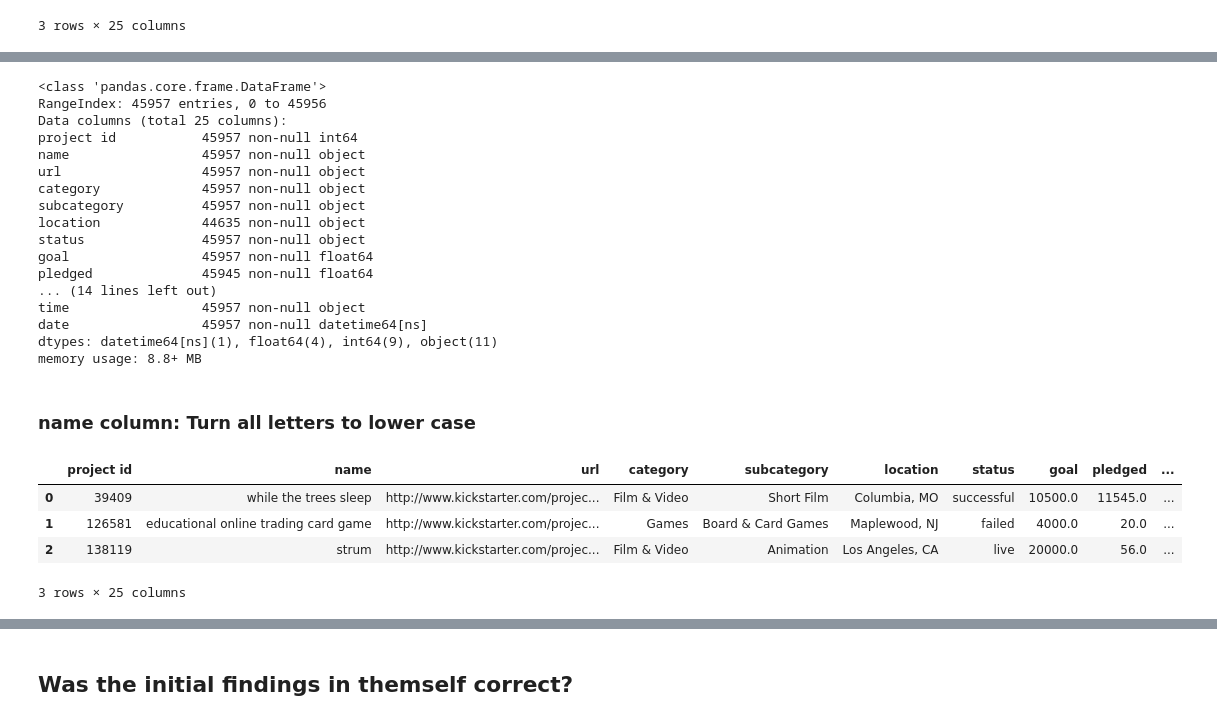
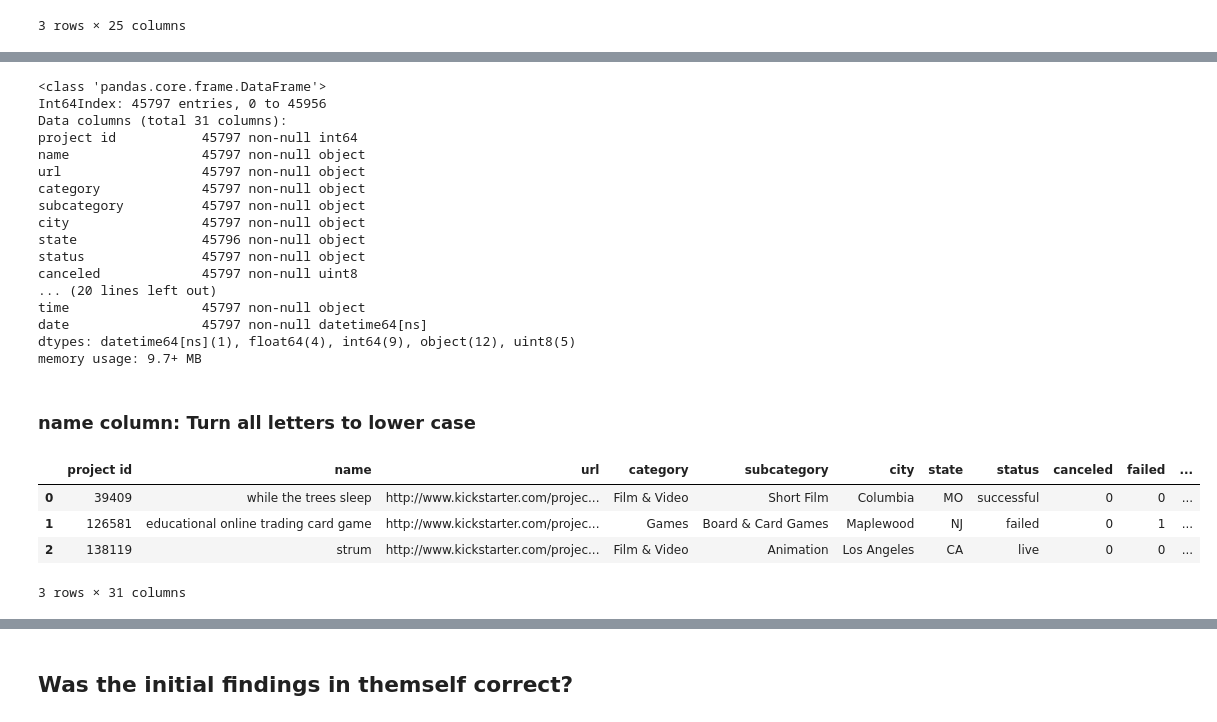
Before and after one commit to yhpf/kickstarter, a Jupyter notebook: kickstarter.ipynb, the cells around one changed output, grey strips where cells are left out. Drawn from its saved outputs; the diff is of its cells as text; code cells hidden in the pictures.

Commit message:
some more work with the data done

```diff
--- a/kickstarter.ipynb
+++ b/kickstarter.ipynb
@@ -215,0 +203,3 @@ data['reward levels'] = data['reward levels'].str.replace('$', '', regex=True)
+# %%
+# remove column not needed
+data = data.drop(['location'], axis=1)
@@ -215,0 +238,7 @@ data['reward levels'] = data['reward levels'].str.replace('$', '', regex=True)
+# %%
+# make dummies out of staus column
+status_dummies = pd.get_dummies(data['status'])
+# %%
+# add dummies column to df
+data2 = pd.concat([data, status_dummies], axis=1)
+data2.head(3)
@@ -215,0 +258,8 @@ data['reward levels'] = data['reward levels'].str.replace('$', '', regex=True)
+# %%
+### get correct order of df
+data2 = data2[['project id', 'name', 'url', 'category', 'subcategory', 'city', 'state', 'status', 'canceled',
+               'failed', 'live', 'successful', 'suspended', 'goal', 'pledged', 'funded percentage', 'backers',
+               'funded date', 'levels', 'reward levels', 'updates', 'comments', 'duration', 'weekday', 'weekday_nr',
+               'nr_in_month', 'month', 'month_nr', 'year', 'time', 'date']]
+
+data2.head()
@@ -216,31 +274,31 @@ data['reward levels'] = data['reward levels'].str.replace('$', '', regex=True)
 # %%
-data.info()
+data2.info()
 # %% [output]
 <class 'pandas.core.frame.DataFrame'>
-RangeIndex: 45957 entries, 0 to 45956
-Data columns (total 25 columns):
-project id           45957 non-null int64
-name                 45957 non-null object
-url                  45957 non-null object
-category             45957 non-null object
-subcategory          45957 non-null object
-location             44635 non-null object
-status               45957 non-null object
-goal                 45957 non-null float64
-pledged              45945 non-null float64
-... (14 lines left out)
-time                 45957 non-null object
-date                 45957 non-null datetime64[ns]
-dtypes: datetime64[ns](1), float64(4), int64(9), object(11)
-memory usage: 8.8+ MB
+Int64Index: 45797 entries, 0 to 45956
+Data columns (total 31 columns):
+project id           45797 non-null int64
+name                 45797 non-null object
+url                  45797 non-null object
+category             45797 non-null object
+subcategory          45797 non-null object
+city                 45797 non-null object
+state                45796 non-null object
+status               45797 non-null object
+canceled             45797 non-null uint8
+... (20 lines left out)
+time                 45797 non-null object
+date                 45797 non-null datetime64[ns]
+dtypes: datetime64[ns](1), float64(4), int64(9), object(12), uint8(5)
+memory usage: 9.7+ MB
 # %% [markdown]
 ### name column: Turn all letters to lower case
 # %%
-data['name'] = data['name'].str.lower()
-data.head(3)
+data2['name'] = data2['name'].str.lower()
+data2.head(3)
 # %% [output]
-|  | project id | name | url | category | subcategory | location | status | goal | pledged | ... |
-| 0 | 39409 | while the trees sleep | http://www.kickstarter.com/projec... | Film & Video | Short Film | Columbia, MO | successful | 10500.0 | 11545.0 | ... |
-| 1 | 126581 | educational online trading card game | http://www.kickstarter.com/projec... | Games | Board & Card Games | Maplewood, NJ | failed | 4000.0 | 20.0 | ... |
-| 2 | 138119 | strum | http://www.kickstarter.com/projec... | Film & Video | Animation | Los Angeles, CA | live | 20000.0 | 56.0 | ... |
+|  | project id | name | url | category | subcategory | city | state | status | canceled | failed | ... |
+| 0 | 39409 | while the trees sleep | http://www.kickstarter.com/projec... | Film & Video | Short Film | Columbia | MO | successful | 0 | 0 | ... |
+| 1 | 126581 | educational online trading card game | http://www.kickstarter.com/projec... | Games | Board & Card Games | Maplewood | NJ | failed | 0 | 1 | ... |
+| 2 | 138119 | strum | http://www.kickstarter.com/projec... | Film & Video | Animation | Los Angeles | CA | live | 0 | 0 | ... |
-3 rows × 25 columns
+3 rows × 31 columns
```
Also changed, not shown: parts of 25 cells of this notebook.
